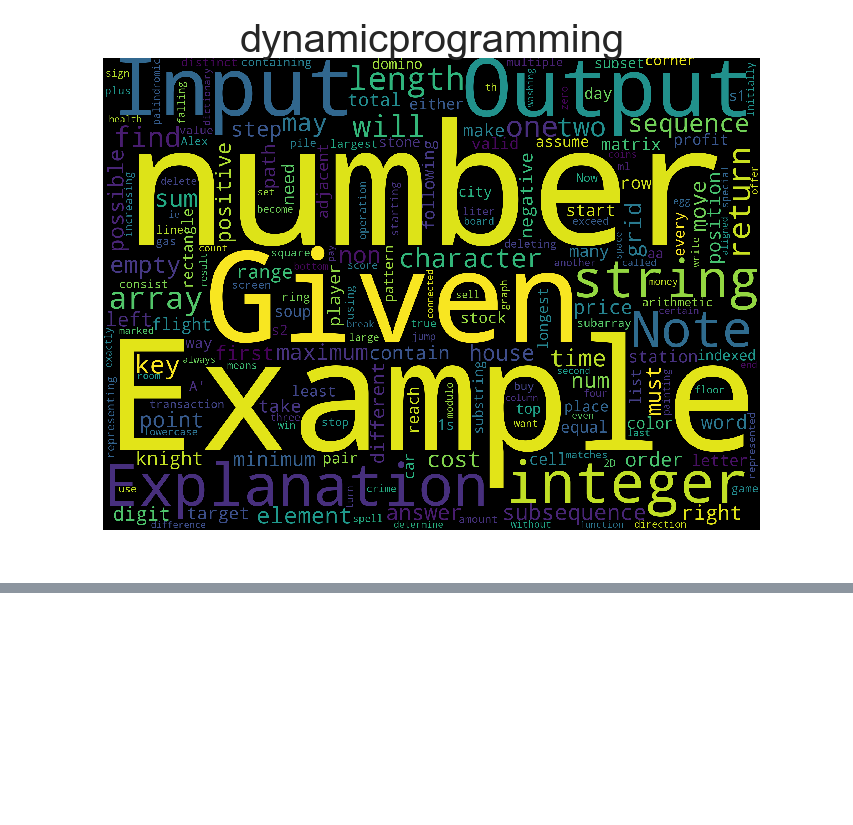
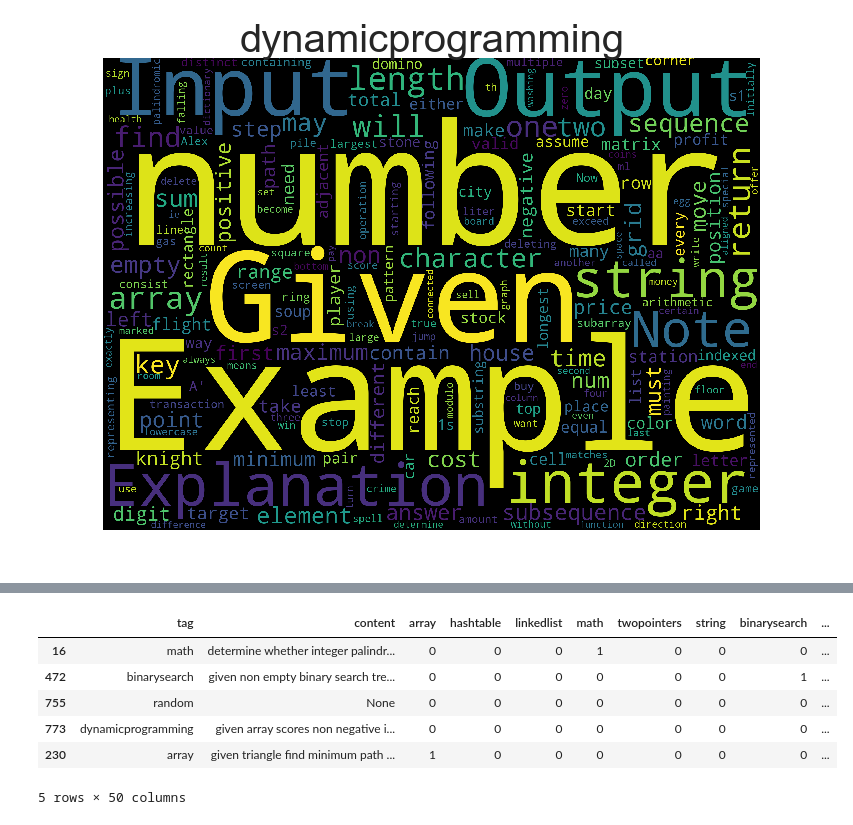
Before and after one commit to shashisp/multi_label, a Jupyter notebook: multi_label.ipynb, the cells around one changed output, grey strips where cells are left out. Drawn from its saved outputs; the diff is of its cells as text; code cells hidden in the pictures; blank space fills up the shorter version.

```diff
--- a/multi_label.ipynb
+++ b/multi_label.ipynb
@@ -273,15 +270,24 @@ data.head()
 # %%
 #removing stop words
 from nltk.corpus import stopwords
 stop_words = set(stopwords.words('english'))
 stop_words.update(['zero','one','two','three','four','five','six','seven','eight','nine','ten','may','also','across','among','beside','however','yet','within'])
 re_stop_words = re.compile(r"\b(" + "|".join(stop_words) + ")\\W", re.I)
 def removeStopWords(sentence):
-    global re_stop_words
-    return re_stop_words.sub(" ", sentence)
+    if isinstance(sentence, str):
+        global re_stop_words
+        return re_stop_words.sub(" ", sentence)
 
 data['content'] = data['content'].apply(removeStopWords)
 data.head()
+# %% [output]
+|  | tag | content | array | hashtable | linkedlist | math | twopointers | string | binarysearch | ... |
+| 16 | math | determine whether integer palindr... | 0 | 0 | 0 | 1 | 0 | 0 | 0 | ... |
+| 472 | binarysearch | given non empty binary search tre... | 0 | 0 | 0 | 0 | 0 | 0 | 1 | ... |
+| 755 | random | None | 0 | 0 | 0 | 0 | 0 | 0 | 0 | ... |
+| 773 | dynamicprogramming | given array scores non negative i... | 0 | 0 | 0 | 0 | 0 | 0 | 0 | ... |
+| 230 | array | given triangle find minimum path ... | 1 | 0 | 0 | 0 | 0 | 0 | 0 | ... |
+5 rows × 50 columns
 # %%
 #stemming
 stemmer = SnowballStemmer("english")
```
Also changed, not shown: parts of 18 cells of this notebook.
